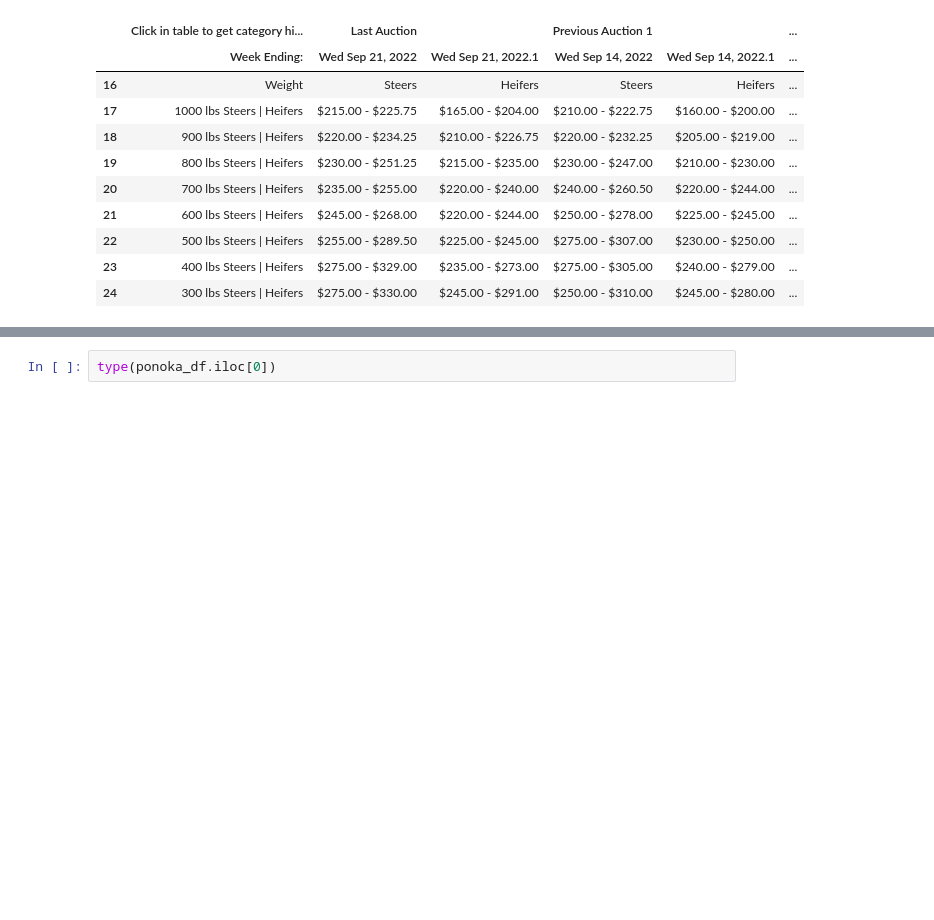
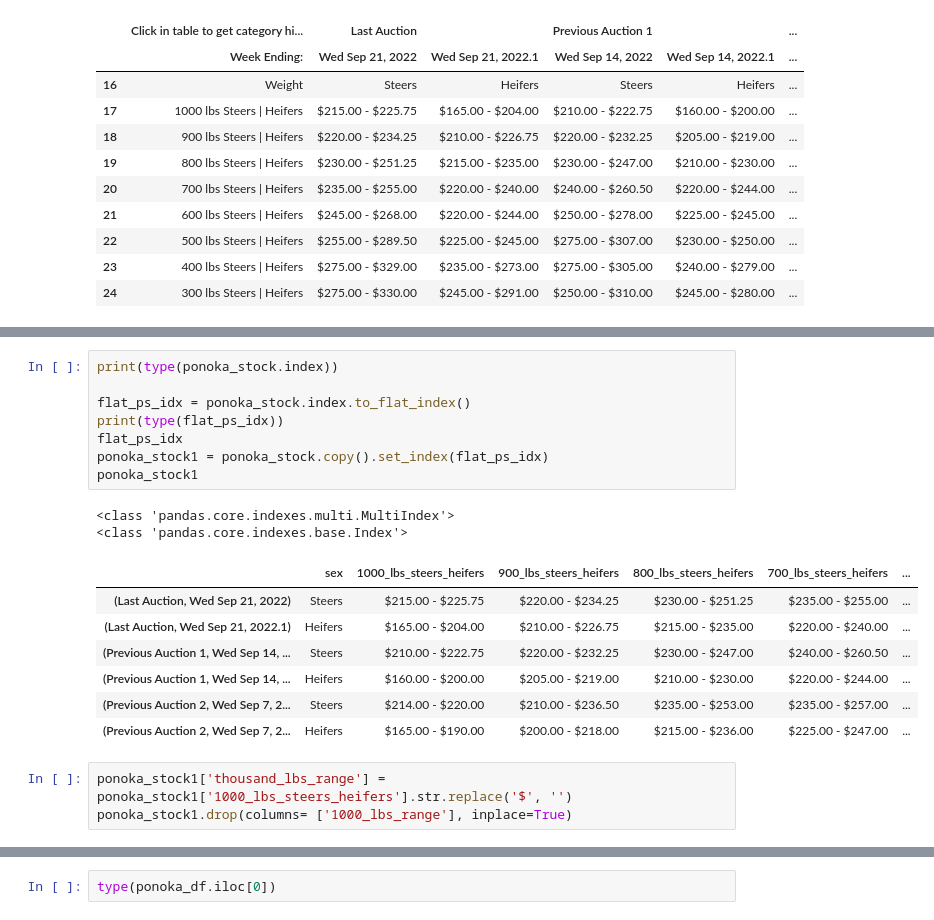
Before and after one commit to tarrencen/rice_farms, a Jupyter notebook: auction_prices.ipynb, the cells around one changed output, grey strips where cells are left out. Drawn from its saved outputs; the diff is of its cells as text; blank space fills up the shorter version.

```diff
--- a/auction_prices.ipynb
+++ b/auction_prices.ipynb
@@ -234,0 +225,21 @@ Name: (Click in table to get category history., Week Ending:), dtype: object
+# %%
+print(type(ponoka_stock.index))
+
+flat_ps_idx = ponoka_stock.index.to_flat_index()
+print(type(flat_ps_idx))
+flat_ps_idx
+ponoka_stock1 = ponoka_stock.copy().set_index(flat_ps_idx)
+ponoka_stock1
+# %% [output]
+<class 'pandas.core.indexes.multi.MultiIndex'>
+<class 'pandas.core.indexes.base.Index'>
+|  | sex | 1000_lbs_steers_heifers | 900_lbs_steers_heifers | 800_lbs_steers_heifers | 700_lbs_steers_heifers | ... |
+| (Last Auction, Wed Sep 21, 2022) | Steers | $215.00 - $225.75 | $220.00 - $234.25 | $230.00 - $251.25 | $235.00 - $255.00 | ... |
+| (Last Auction, Wed Sep 21, 2022.1) | Heifers | $165.00 - $204.00 | $210.00 - $226.75 | $215.00 - $235.00 | $220.00 - $240.00 | ... |
+| (Previous Auction 1, Wed Sep 14, ... | Steers | $210.00 - $222.75 | $220.00 - $232.25 | $230.00 - $247.00 | $240.00 - $260.50 | ... |
+| (Previous Auction 1, Wed Sep 14, ... | Heifers | $160.00 - $200.00 | $205.00 - $219.00 | $210.00 - $230.00 | $220.00 - $244.00 | ... |
+| (Previous Auction 2, Wed Sep 7, 2... | Steers | $214.00 - $220.00 | $210.00 - $236.50 | $235.00 - $253.00 | $235.00 - $257.00 | ... |
+| (Previous Auction 2, Wed Sep 7, 2... | Heifers | $165.00 - $190.00 | $200.00 - $218.00 | $215.00 - $236.00 | $225.00 - $247.00 | ... |
+# %%
+ponoka_stock1['thousand_lbs_range'] = ponoka_stock1['1000_lbs_steers_heifers'].str.replace('$', '')
+ponoka_stock1.drop(columns= ['1000_lbs_range'], inplace=True)
```
Also changed, not shown: parts of 10 cells of this notebook.
